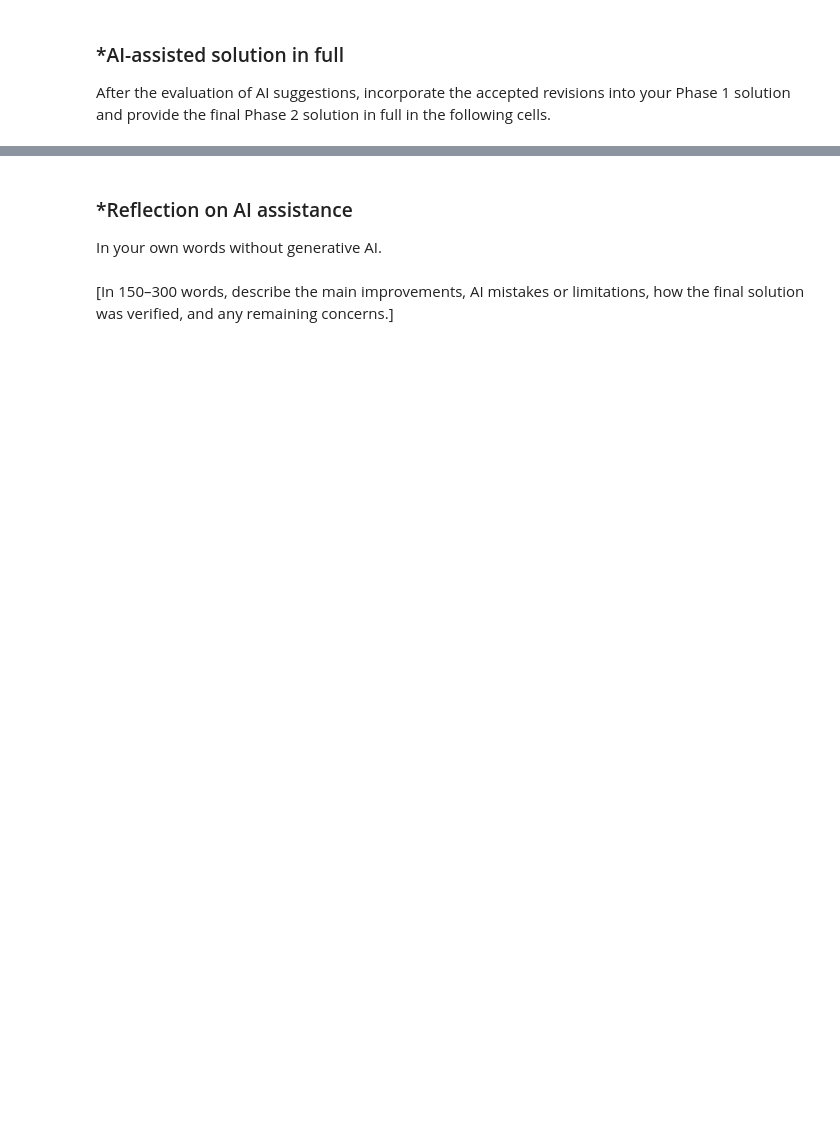
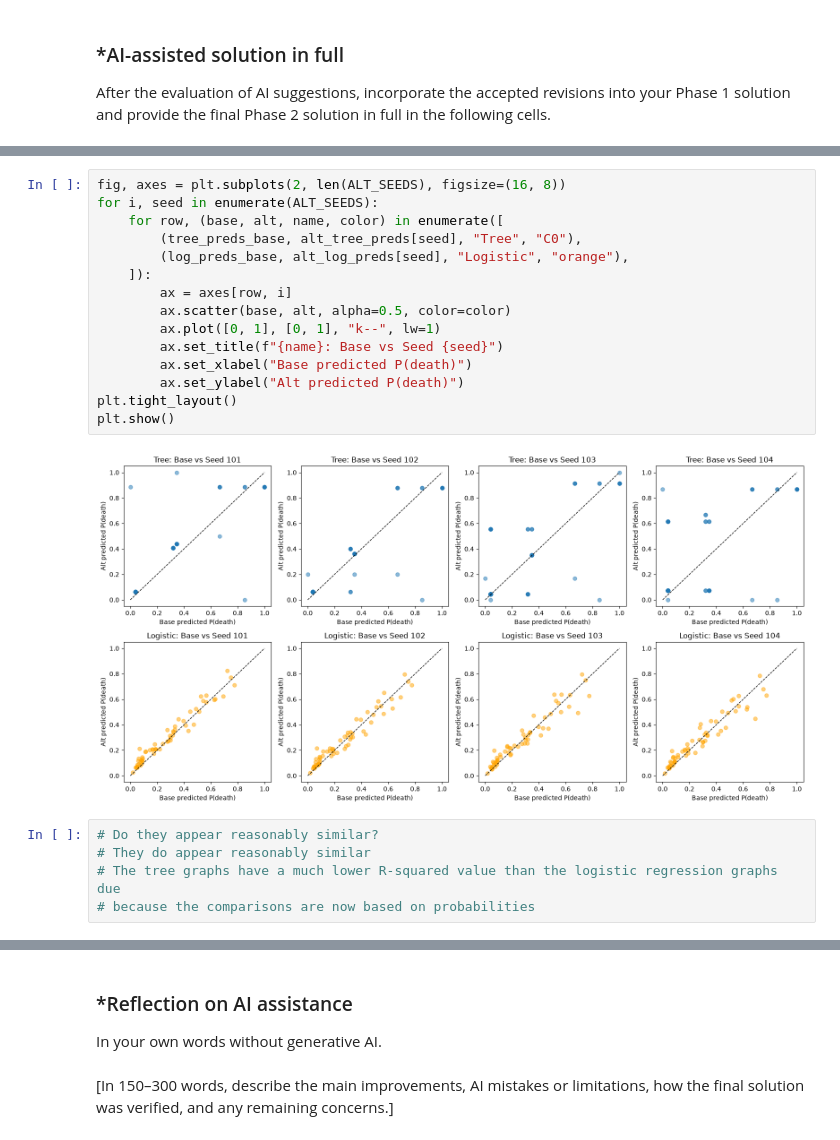
Before and after one commit to ran3ds-creator/L03-tree-stability, a Jupyter notebook: notebook.ipynb, the cells around one changed output, grey strips where cells are left out. Saved outputs shown, nothing was run; the diff lists cells and outputs as text; blank space fills up the shorter version.

```diff
--- a/notebook.ipynb
+++ b/notebook.ipynb
@@ -386,0 +588,22 @@ After the evaluation of AI suggestions, incorporate the accepted revisions into
+# %%
+fig, axes = plt.subplots(2, len(ALT_SEEDS), figsize=(16, 8))
+for i, seed in enumerate(ALT_SEEDS):
+    for row, (base, alt, name, color) in enumerate([
+        (tree_preds_base, alt_tree_preds[seed], "Tree", "C0"),
+        (log_preds_base, alt_log_preds[seed], "Logistic", "orange"),
+    ]):
+        ax = axes[row, i]
+        ax.scatter(base, alt, alpha=0.5, color=color)
+        ax.plot([0, 1], [0, 1], "k--", lw=1)
+        ax.set_title(f"{name}: Base vs Seed {seed}")
+        ax.set_xlabel("Base predicted P(death)")
+        ax.set_ylabel("Alt predicted P(death)")
+plt.tight_layout()
+plt.show()
+# %% [output]
+[figure, added]
+# %%
+# Do they appear reasonably similar?
+# They do appear reasonably similar
+# The tree graphs have a much lower R-squared value than the logistic regression graphs due
+# because the comparisons are now based on probabilities
```
Also changed, not shown: parts of 30 cells of this notebook.
